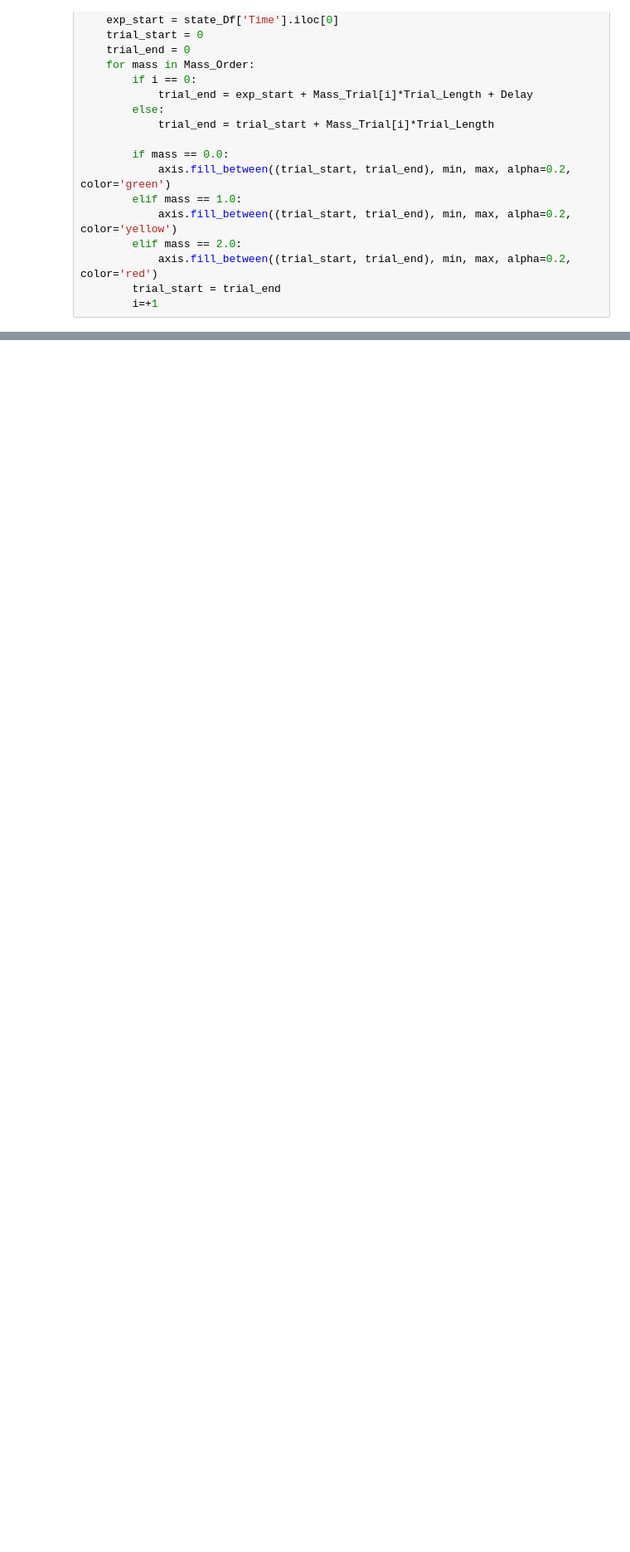
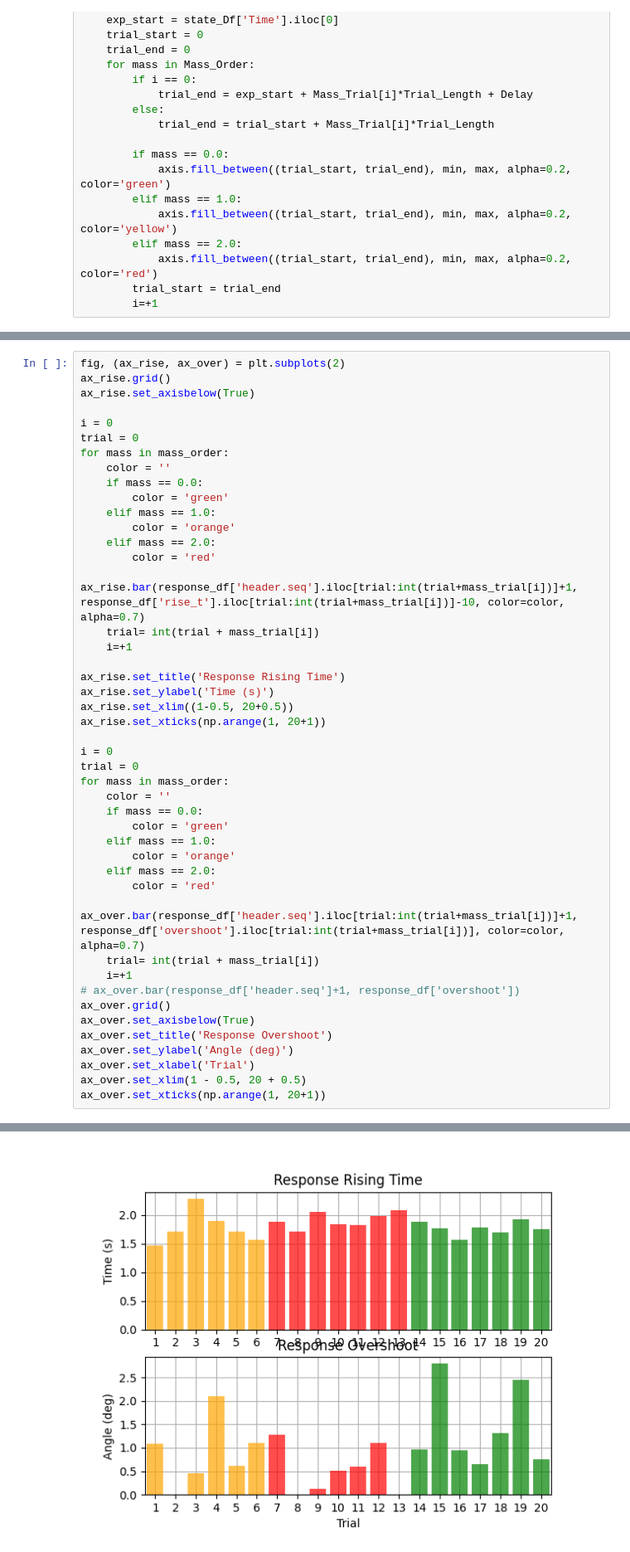
Before and after one commit to Cyberjin7/master_thesis, a Jupyter notebook: analysis/data_analysis.ipynb, the cells around one changed output, grey strips where cells are left out. Shown: that part at 83% size. Drawn from its saved outputs; the diff is of its cells as text; blank space fills up the shorter version.

```diff
--- a/analysis/data_analysis.ipynb
+++ b/analysis/data_analysis.ipynb
@@ -167,0 +179,46 @@ ax.grid()
+# %%
+fig, (ax_rise, ax_over) = plt.subplots(2)
+ax_rise.grid()
+ax_rise.set_axisbelow(True)
+
+i = 0
+trial = 0
+for mass in mass_order:
+    color = ''
+    if mass == 0.0:
+        color = 'green'
+    elif mass == 1.0:
+        color = 'orange'
+    elif mass == 2.0:
+        color = 'red'
+    ax_rise.bar(response_df['header.seq'].iloc[trial:int(trial+mass_trial[i])]+1, response_df['rise_t'].iloc[trial:int(trial+mass_trial[i])]-10, color=color, alpha=0.7)
+    trial= int(trial + mass_trial[i])
+    i=+1
+
+ax_rise.set_title('Response Rising Time')
+ax_rise.set_ylabel('Time (s)')
+ax_rise.set_xlim((1-0.5, 20+0.5))
+ax_rise.set_xticks(np.arange(1, 20+1))
+
+i = 0
+trial = 0
+for mass in mass_order:
+    color = ''
+    if mass == 0.0:
+        color = 'green'
+    elif mass == 1.0:
+        color = 'orange'
+    elif mass == 2.0:
+        color = 'red'
+    ax_over.bar(response_df['header.seq'].iloc[trial:int(trial+mass_trial[i])]+1, response_df['overshoot'].iloc[trial:int(trial+mass_trial[i])], color=color, alpha=0.7)
+    trial= int(trial + mass_trial[i])
+    i=+1
+# ax_over.bar(response_df['header.seq']+1, response_df['overshoot'])
+ax_over.grid()
+ax_over.set_axisbelow(True)
+ax_over.set_title('Response Overshoot')
+ax_over.set_ylabel('Angle (deg)')
+ax_over.set_xlabel('Trial')
+ax_over.set_xlim(1 - 0.5, 20 + 0.5)
+ax_over.set_xticks(np.arange(1, 20+1))
+# %% [output]
@@ -167,0 +245 @@ ax.grid()
+[figure, added]
```
Also changed, not shown: parts of 7 cells of this notebook, 15 other files.
